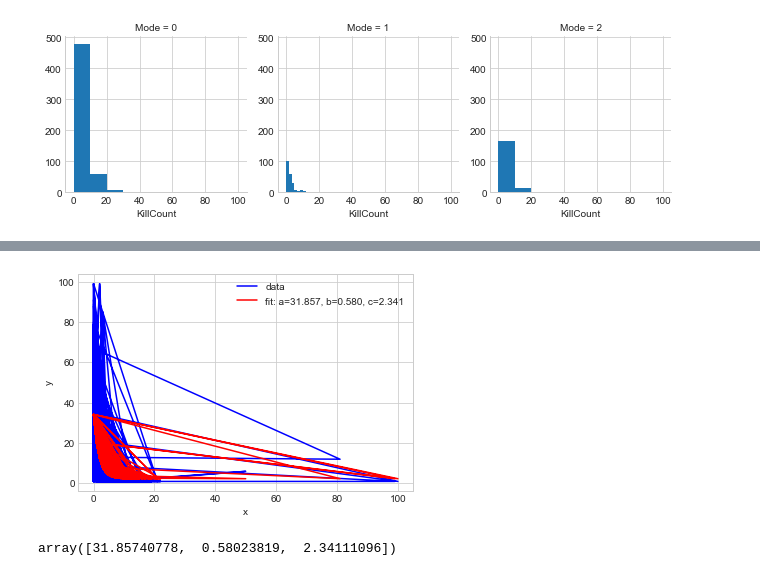
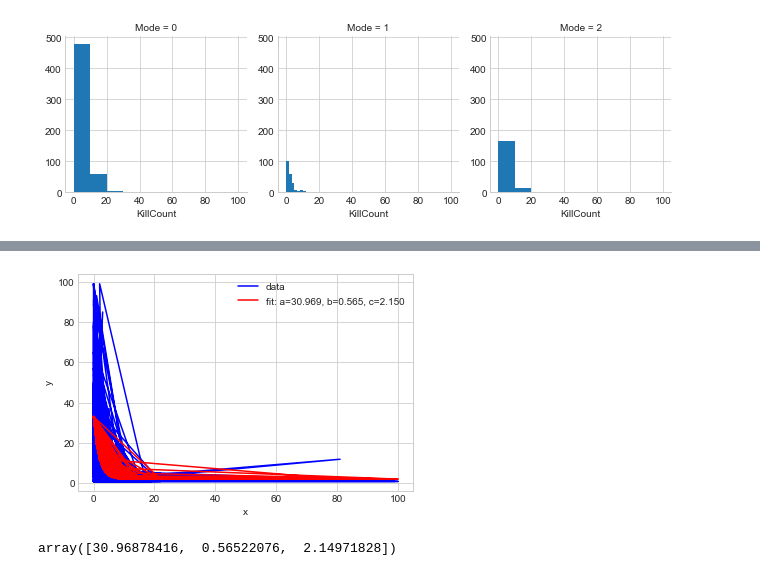
Before and after one commit to Justin1st/Fortnite_Heatmap, a Jupyter notebook: CombinedData Analysis.ipynb, the cells around one changed output, grey strips where cells are left out. Saved outputs shown, nothing was run; the diff lists cells and outputs as text; code cells hidden in the pictures.

```diff
--- a/CombinedData Analysis.ipynb
+++ b/CombinedData Analysis.ipynb
@@ -136,19 +178,18 @@ def func(x, a, b, c):
 # %%
 plt.plot(X_train, Y_train, 'b-', label='data')
-popt, pcov = curve_fit(func, X_train, Y_train)
 
 plt.plot(X_train, func(X_train, *popt), 'r-',
          label='fit: a=%5.3f, b=%5.3f, c=%5.3f' % tuple(popt))
 popt, pcov = curve_fit(func, X_train, Y_train)
 
 plt.xlabel('x')
 plt.ylabel('y')
 plt.legend()
 plt.show()
 # %% [output]
-[figure, old version]
+[figure, new version]
 # %%
 popt
 # %% [output]
-array([31.85740778,  0.58023819,  2.34111096])
+array([30.96878416,  0.56522076,  2.14971828])
 # %%
```
Also changed, not shown: parts of 19 cells of this notebook, 1 other file.
